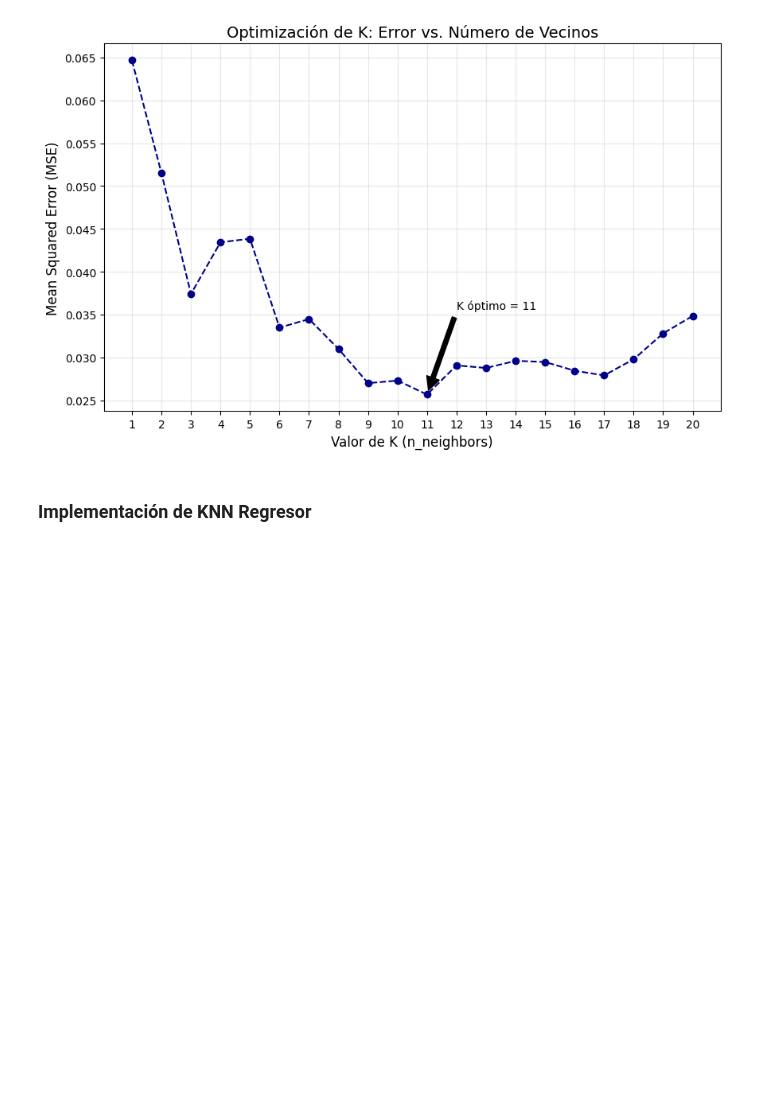
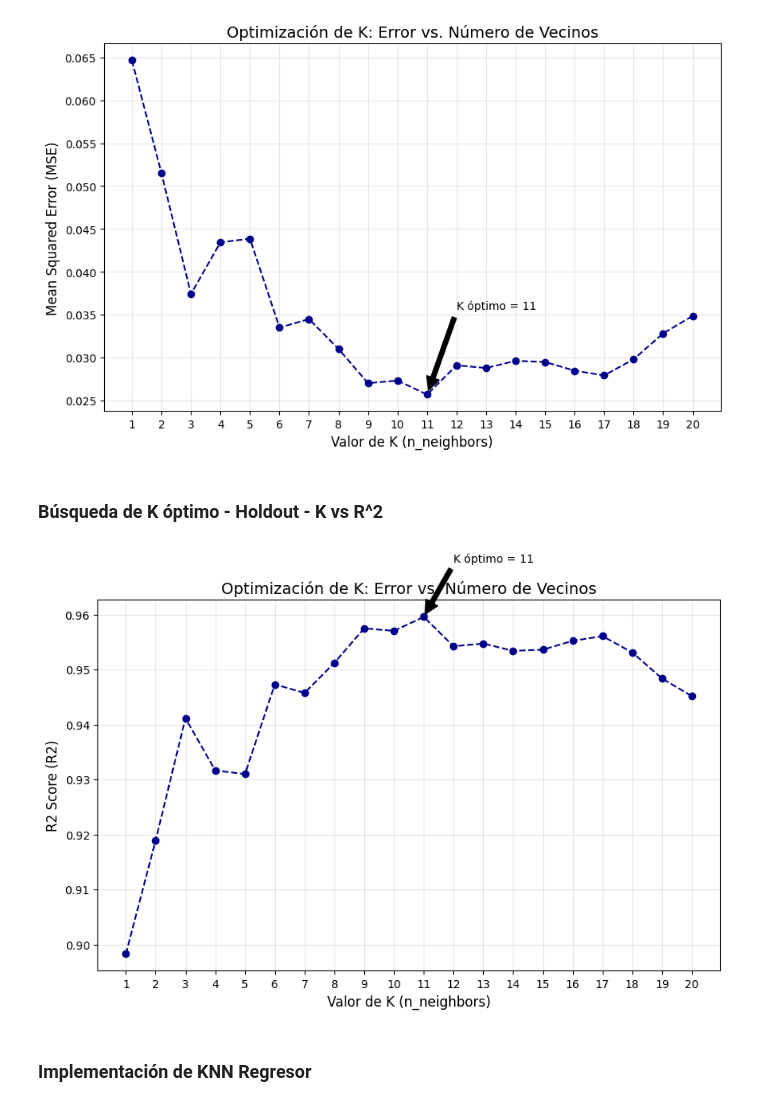
Before and after one commit to AleLoredo/aprendizaje-automatico, a Jupyter notebook: REGRESION/LFM_TP2-ok.ipynb, the cells around one changed output. Drawn from its saved outputs; the diff is of its cells as text; code cells hidden in the pictures; blank space fills up the shorter version.

```diff
--- a/REGRESION/LFM_TP2-ok.ipynb
+++ b/REGRESION/LFM_TP2-ok.ipynb
@@ -143,6 +140,46 @@ plt.annotate(f'K óptimo = {best_k}',
 plt.show()
 # %% [output]
 [figure]
+# %% [markdown]
+### Búsqueda de K óptimo - Holdout - K vs R^2
+# %%
+k_values = range(1, 21) # Probamos k desde 1 hasta 20
+errores_r2 = []
+
+for k in k_values:
+    # Entrenar modelo con el k actual
+    modelo = KNeighborsRegressor(n_neighbors=k)
+    modelo.fit(X_train3, y_train)
+
+    # Predecir y calcular el error
+    predicciones = modelo.fit(X_train3, y_train).predict(X_test3)
+    r2 = r2_score(y_test, predicciones)
+    errores_r2.append(r2)
+
+# Guardar resultados y graficar
+resultados = pd.DataFrame({'k': k_values, 'MSE': errores_r2})
+
+plt.figure(figsize=(10, 6))
+plt.plot(k_values, errores_r2, marker='o', linestyle='--', color='darkblue')
+
+# Estética del gráfico
+plt.title('Optimización de K: Error vs. Número de Vecinos', fontsize=14)
+plt.xlabel('Valor de K (n_neighbors)', fontsize=12)
+plt.ylabel('R2 Score (R2)', fontsize=12)
+plt.xticks(k_values) # Para ver todos los números del 1 al 20
+plt.grid(True, alpha=0.3)
+
+# Marcar el punto óptimo
+max_r2 = max(errores_r2)
+best_k = k_values[errores_r2.index(max_r2)]
+plt.annotate(f'K óptimo = {best_k}',
+             xy=(best_k, max_r2),
+             xytext=(best_k + 1, max_r2 + 0.01),
+             arrowprops=dict(facecolor='black', shrink=0.05))
+
+plt.show()
+# %% [output]
+[figure, added]
 # %% [markdown]
 ### Implementación de KNN Regresor
 # %%
```
Also changed, not shown: parts of 23 cells of this notebook.
